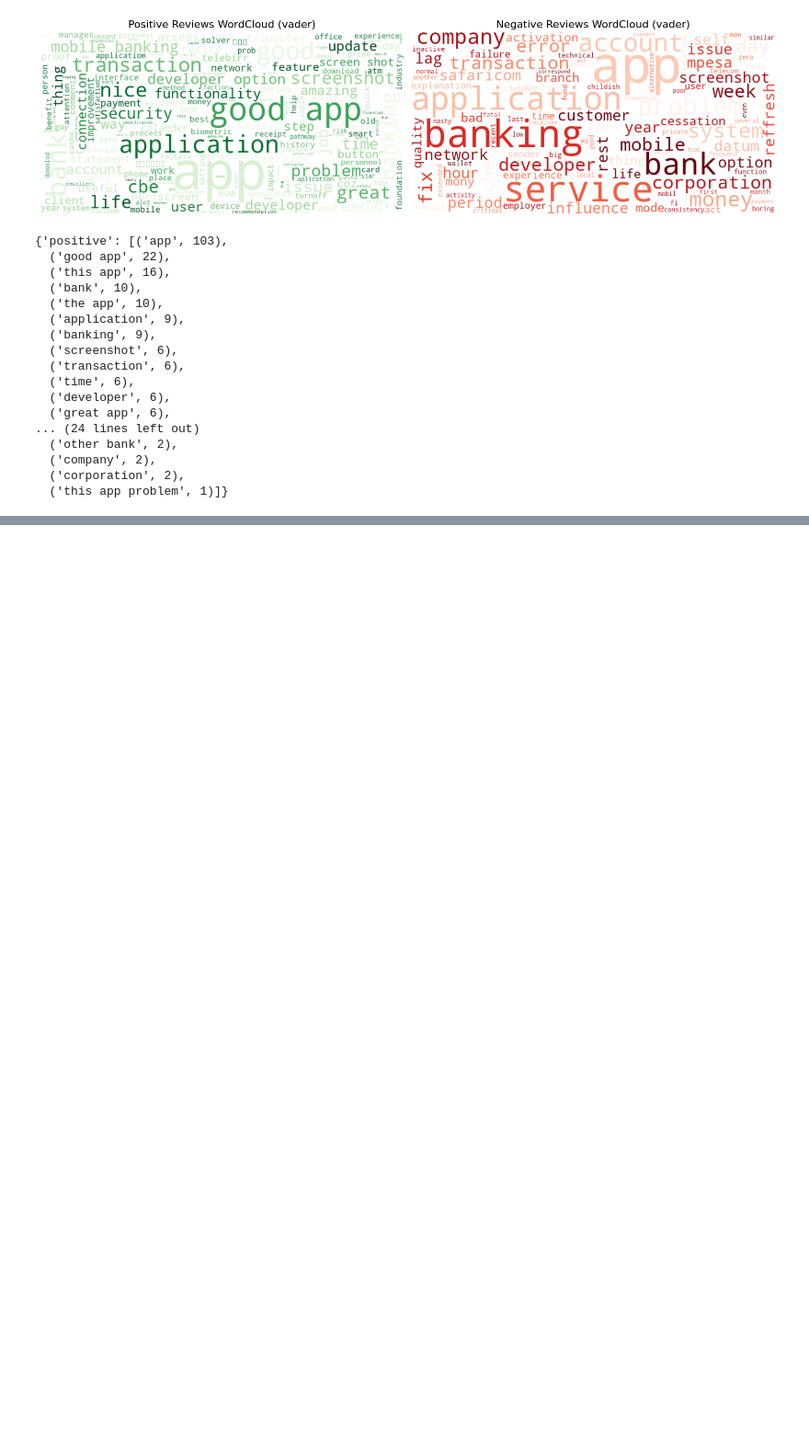
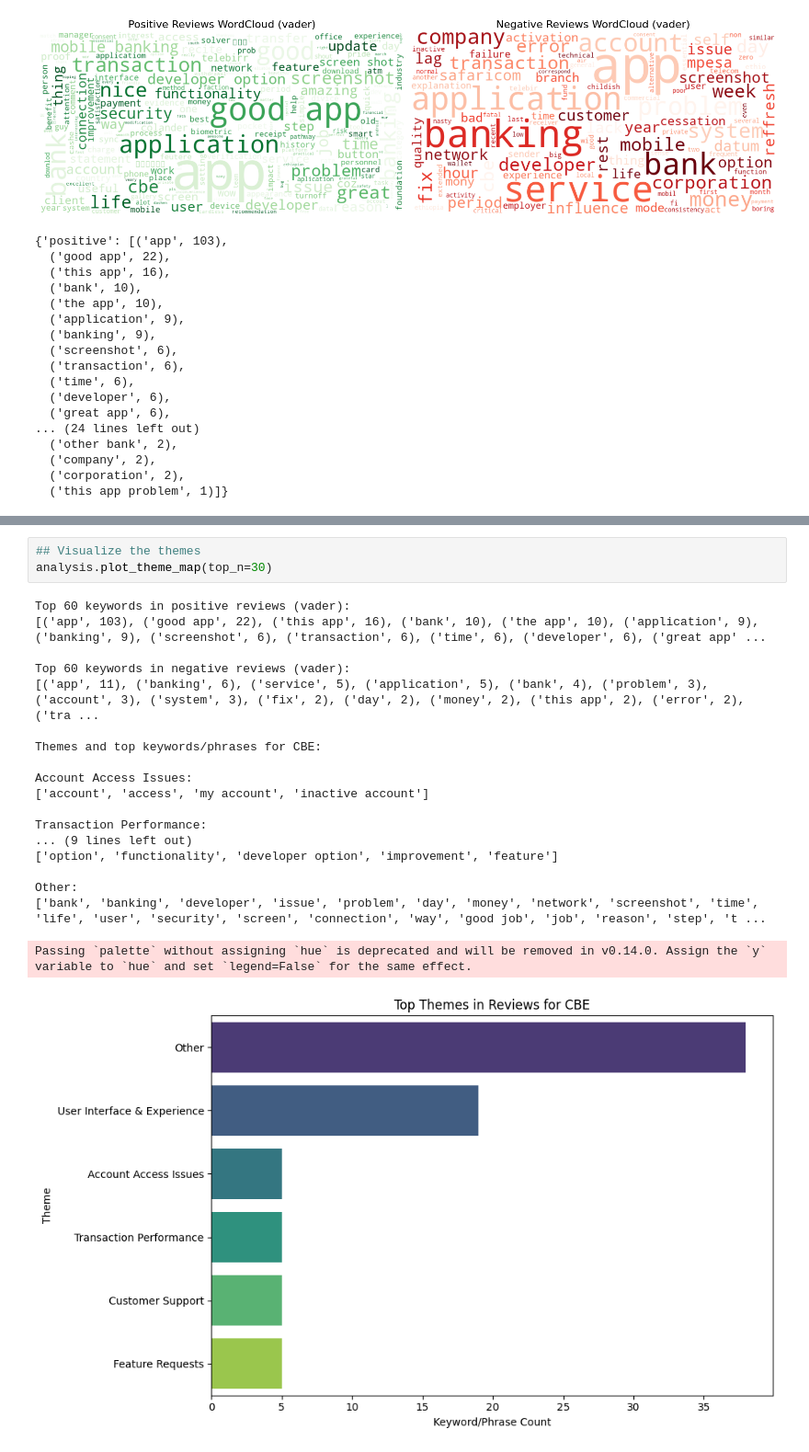
Before and after one commit to Melak12/week-2-Customer-Experience-Analytics-for-Fintech-Apps, a Jupyter notebook: notebooks/cbe_eda.ipynb, the cells around one changed output, grey strips where cells are left out. Shown at 92% size. Saved outputs shown, nothing was run; the diff lists cells and outputs as text; blank space fills up the shorter version.

```diff
--- a/notebooks/cbe_eda.ipynb
+++ b/notebooks/cbe_eda.ipynb
@@ -112,0 +150,23 @@ Top 20 keywords in negative reviews (vader):
+# %%
+## Visualize the themes
+analysis.plot_theme_map(top_n=30)
+# %% [output]
+Top 60 keywords in positive reviews (vader):
+[('app', 103), ('good app', 22), ('this app', 16), ('bank', 10), ('the app', 10), ('application', 9), ('banking', 9), ('screenshot', 6), ('transaction', 6), ('time', 6), ('developer', 6), ('great app' ...
+
+Top 60 keywords in negative reviews (vader):
+[('app', 11), ('banking', 6), ('service', 5), ('application', 5), ('bank', 4), ('problem', 3), ('account', 3), ('system', 3), ('fix', 2), ('day', 2), ('money', 2), ('this app', 2), ('error', 2), ('tra ...
+
+Themes and top keywords/phrases for CBE:
+
+Account Access Issues:
+['account', 'access', 'my account', 'inactive account']
+
+Transaction Performance:
+... (9 lines left out)
+['option', 'functionality', 'developer option', 'improvement', 'feature']
+
+Other:
+['bank', 'banking', 'developer', 'issue', 'problem', 'day', 'money', 'network', 'screenshot', 'time', 'life', 'user', 'security', 'screen', 'connection', 'way', 'good job', 'job', 'reason', 'step', 't ...
+Passing `palette` without assigning `hue` is deprecated and will be removed in v0.14.0. Assign the `y` variable to `hue` and set `legend=False` for the same effect.
+[figure, added]
```
Also changed, not shown: parts of 1 cell of this notebook, 1 other file.
